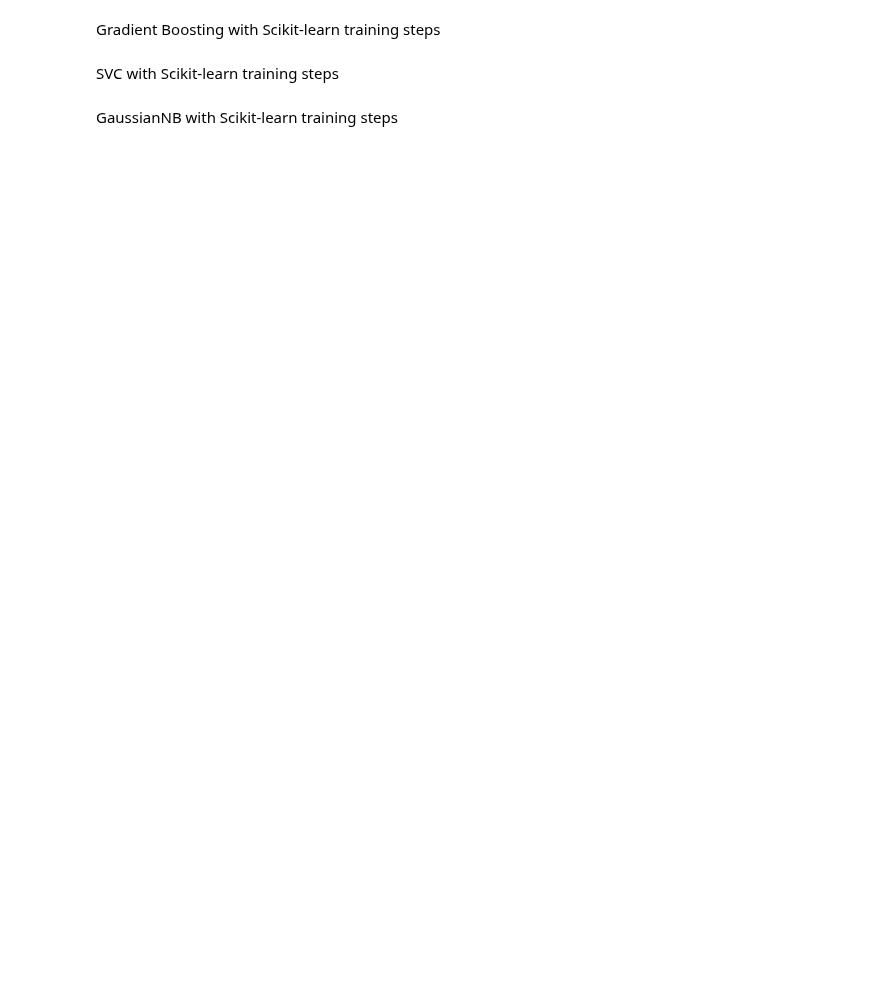
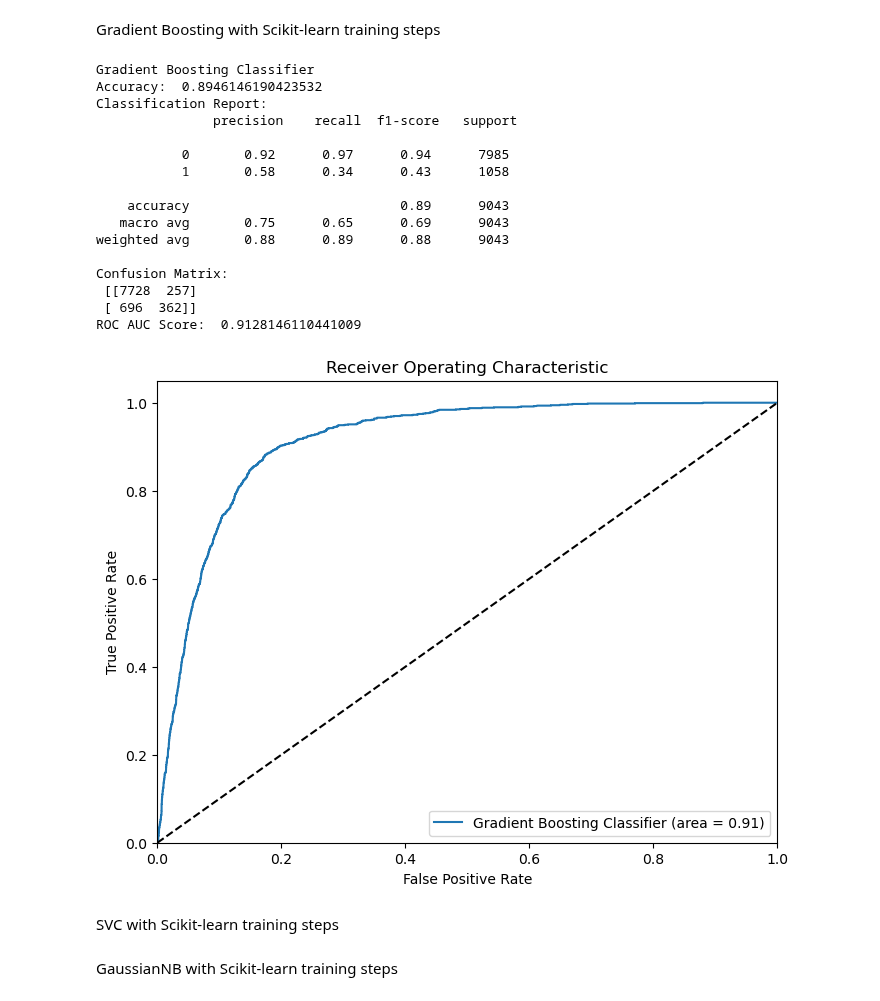
Before and after one commit to gublit/classifier, a Jupyter notebook: notebooks/bank.ipynb, the cells around one changed output. Drawn from its saved outputs; the diff is of its cells as text; code cells hidden in the pictures; blank space fills up the shorter version.

```diff
--- a/notebooks/bank.ipynb
+++ b/notebooks/bank.ipynb
@@ -313,26 +386,44 @@ Gradient Boosting with Scikit-learn training steps
 # %%
 #Gradient Boosting Classifier
 gbm=GradientBoostingClassifier()
-gbm.fit(X_train,y_train)
-y_pred=gbm.predict(X_test)
-y_pred_proba=gbm.predict_proba(X_test)[:,1]
+gbm.fit(X_train_tran,y_train)
+y_pred=gbm.predict(X_test_tran)
+y_pred_proba=gbm.predict_proba(X_test_tran)[:,1]
 print("Gradient Boosting Classifier")
 print("Accuracy: ",accuracy_score(y_test,y_pred))
 print("Classification Report: \n",classification_report(y_test,y_pred))
 print("Confusion Matrix: \n",confusion_matrix(y_test,y_pred))
 print("ROC AUC Score: ",roc_auc_score(y_test,y_pred_proba))
 fpr, tpr, thresholds = roc_curve(y_test, y_pred_proba)
 roc_auc = auc(fpr, tpr)
 plt.figure(figsize=(8, 6))
 plt.plot(fpr, tpr, label='Gradient Boosting Classifier (area = {:.2f})'.format(roc_auc))
 plt.plot([0, 1], [0, 1], 'k--')
 plt.xlim([0.0, 1.0])
 plt.ylim([0.0, 1.05])
 plt.xlabel('False Positive Rate')
 plt.ylabel('True Positive Rate')
 plt.title('Receiver Operating Characteristic')
 plt.legend(loc='lower right')
 plt.show()
+# %% [output]
+Gradient Boosting Classifier
+Accuracy:  0.8946146190423532
+Classification Report:
+               precision    recall  f1-score   support
+
+           0       0.92      0.97      0.94      7985
+           1       0.58      0.34      0.43      1058
+
+    accuracy                           0.89      9043
+   macro avg       0.75      0.65      0.69      9043
+weighted avg       0.88      0.89      0.88      9043
+
+Confusion Matrix:
+ [[7728  257]
+ [ 696  362]]
+ROC AUC Score:  0.9128146110441009
+[figure, added]
 # %% [markdown]
 SVC with Scikit-learn training steps
 # %%
```
Also changed, not shown: parts of 11 cells of this notebook.
